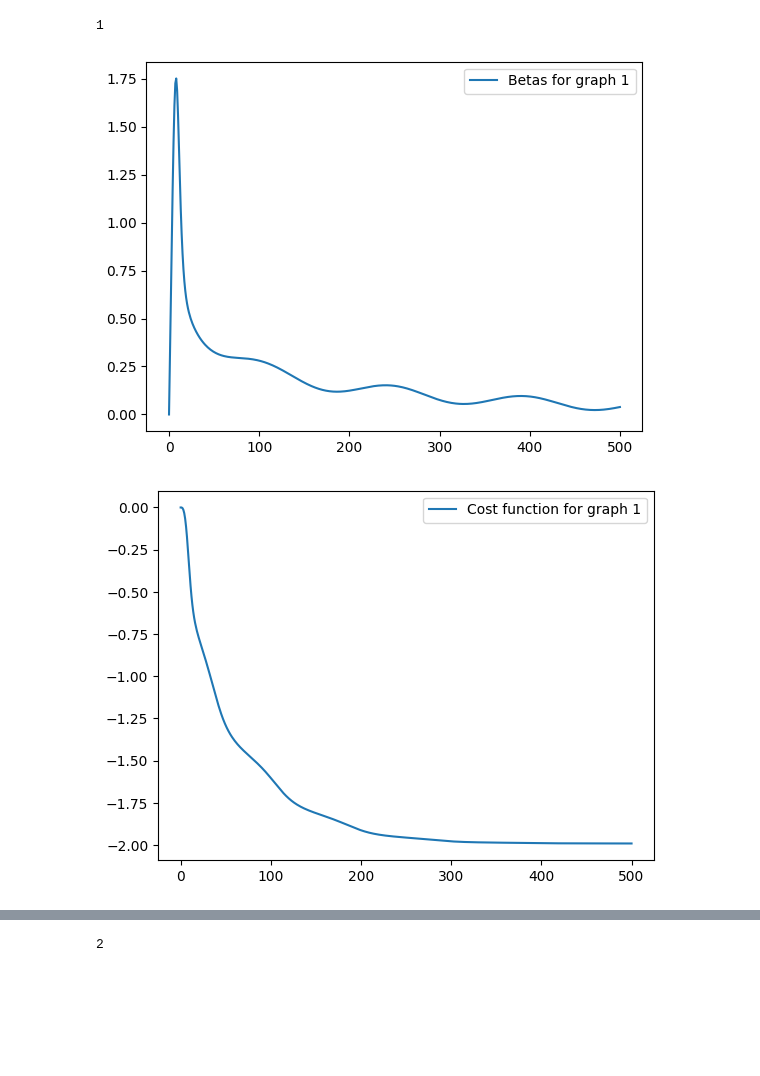
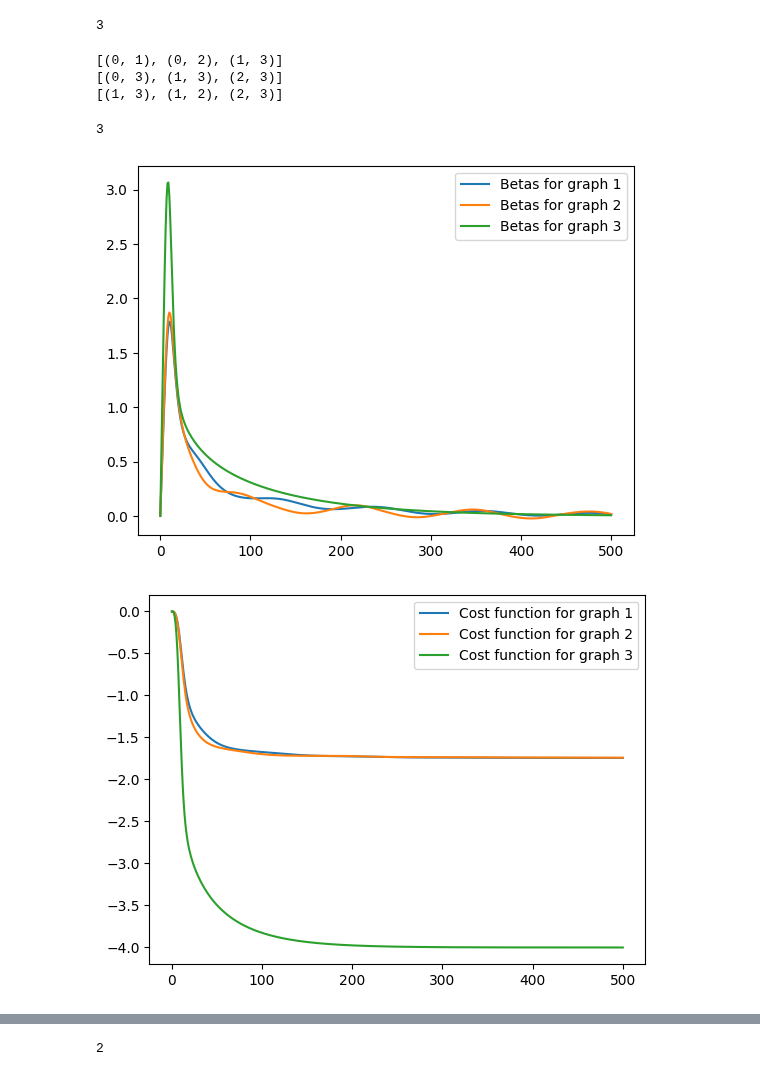
Before and after one commit to JoshuaFoate/FALQON, a Jupyter notebook: FALQONTesting.ipynb, the cells around one changed output, grey strips where cells are left out. Cells and saved outputs as stored; diff of their text form; code cells hidden in the pictures; blank space fills up the shorter version.

Commit message:
Created random graph function

```diff
--- a/FALQONTesting.ipynb
+++ b/FALQONTesting.ipynb
@@ -20,6 +20,11 @@ I = np.array([[1.0, 0.0], [0.0, 1.0]])
 # %%
 def new_graph(d, n):
     graph = nx.random_regular_graph(d, n)
+    return graph, d, n
+
+def random_graph(d, n):
+    #graph = nx.erdos_renyi_graph(n, 0.25)
+    graph = nx.gnm_random_graph(n, d)
     return graph, d, n
 
 def isomorphism_check(x, y):
@@ -40,19 +45,22 @@ def generate_graphs(num_edges, num_nodes, num_graphs):
     regular_graphs = []
     graph_only =[]
     if num_nodes < 4 and num_edges < 2:
-        graph_only.append(new_graph(num_edges,num_nodes))
+        #graph_only.append(new_graph(num_edges,num_nodes))
+        graph_only.append(random_graph(num_edges, num_nodes))
         return graph_only
     else :
         for i in range(num_graphs):
-            graph_list.append(new_graph(num_edges,num_nodes))
-        for i in range(len(graph_list)):
+            #graph_list.append(new_graph(num_edges,num_nodes))
+            graph_list.append(random_graph(num_edges, num_nodes))
+        '''for i in range(len(graph_list)):
             if (is_graph_regular(graph_list[i][0], num_edges)):
                 regular_graphs.append(graph_list[i])
         for i in range(len(regular_graphs)):
             if (is_graph_connected(regular_graphs[i][0])):
-                connected_graphs.append(regular_graphs[i])
+                connected_graphs.append(regular_graphs[i])'''
         check = True
-        graphs = copy.deepcopy(connected_graphs)
+        #graphs = copy.deepcopy(connected_graphs)
+        graphs = copy.deepcopy(graph_list)
         while (check) and (len(graphs) > 1):
             for i, j in combinations(graphs, 2):
                 check = isomorphism_check(i[0], j[0])
@@ -79,12 +87,12 @@ def MaxClique_p(edges, qubits, operator):
     edges_c = graph_c.edges
     for edge in edges_c:
         edge = np.sort(edge)
-        H_problem += (3/4) * (np.real(ftls.reduce(np.kron,
+        H_problem += (1/4) * (np.real(ftls.reduce(np.kron,
                                    [np.eye(2**edge[0]), operator, np.eye(2**(edge[1]-edge[0]-1)), operator, np.eye(2**(qubits-edge[1]-1))]) -
                                    ftls.reduce(np.kron, [np.eye(2**edge[0]), operator, np.eye(2**(qubits-edge[0]-1))]) -
                                    ftls.reduce(np.kron, [np.eye(2**(edge[1])), operator, np.eye(2**(qubits-edge[1]-1))])))
     for j in range(qubits):
-        H_problem += ftls.reduce(np.kron, [np.eye(2**j), operator, np.eye(2**(qubits-j-1))])
+        H_problem += 1/1 * (ftls.reduce(np.kron, [np.eye(2**j), operator, np.eye(2**(qubits-j-1))]))
     if np.isreal(H_problem).all():
         H_problem = H_problem.real
     return H_problem
@@ -165,33 +173,44 @@ def exeFALQON(graphs, qubits):
         H_p_eigenValues.append(eigenValues_p)
     return beta_values, cost_function_values, phi_values, H_p_eigenValues, graphs
 # %%
-k = 2
+k = 3
 qubits = 4
 num_graphs = 10
 graphs = generate_graphs(k, qubits, num_graphs)
+print(len(graphs))
+# %% [output]
+3
+# %%
+print(graphs[0][0].edges)
+print(graphs[1][0].edges)
+print(graphs[2][0].edges)
+# %% [output]
+[(0, 1), (0, 2), (1, 3)]
+[(0, 3), (1, 3), (2, 3)]
+[(1, 3), (1, 2), (2, 3)]
 # %%
 beta, cost_function, phi_list, eigenValues_p, num_graphs = exeFALQON(graphs, qubits)
 # %% [output]
-1
+3
 # %%
 plt.plot(beta[0], label = "Betas for graph 1")
-#plt.plot(beta[1], label = "Betas for graph 2")
-#plt.plot(beta[2], label = "Betas for graph 3")
+plt.plot(beta[1], label = "Betas for graph 2")
+plt.plot(beta[2], label = "Betas for graph 3")
 #plt.plot(beta[3], label = "Betas for graph 4")
 #plt.plot(beta[4], label = "Betas for graph 5")
 #plt.plot(beta[5], label = "Betas for graph 6")
 #plt.plot(beta[6], label = "Betas for graph 7")
 #plt.plot(beta[7], label = "Betas for graph 8")
 #plt.plot(beta[8], label = "Betas for graph 9")
 #plt.plot(beta[9], label = "Betas for graph 10")
 plt.legend()
 plt.show()
 # %% [output]
-[figure, old version]
+[figure, new version]
 # %%
 plt.plot(cost_function[0], label = "Cost function for graph 1")
-#plt.plot(cost_function[1], label = "Cost function for graph 2")
-#plt.plot(cost_function[2], label = "Cost function for graph 3")
+plt.plot(cost_function[1], label = "Cost function for graph 2")
+plt.plot(cost_function[2], label = "Cost function for graph 3")
 #plt.plot(cost_function[3], label = "Cost function for graph 4")
 #plt.plot(cost_function[4], label = "Cost function for graph 5")
 #plt.plot(cost_function[5], label = "Cost function for graph 6")
@@ -202,6 +221,6 @@ plt.plot(cost_function[0], label = "Cost function for graph 1")
 plt.legend()
 plt.show()
 # %% [output]
-[figure, old version]
+[figure, new version]
 # %%
 approximation_ratio1 = cost_function[0]/eigenValues_p[0][0]
```
Also changed, not shown: parts of 2 cells of this notebook.
